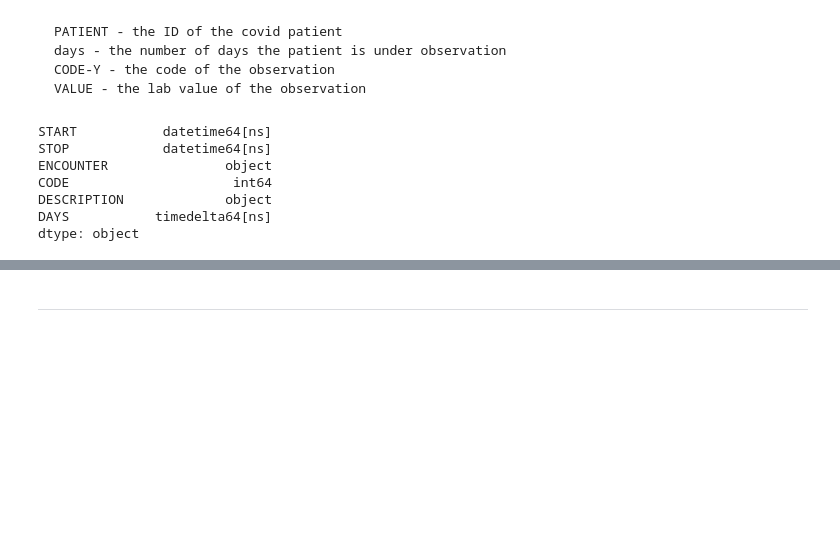
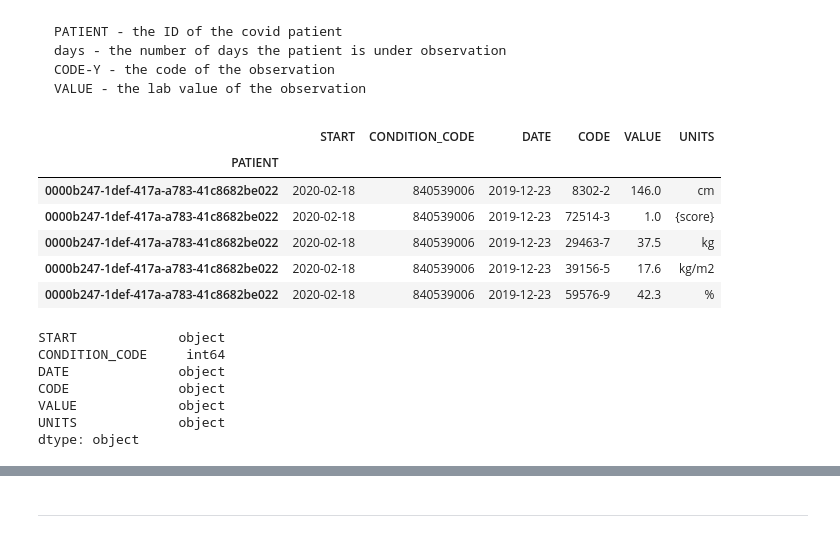
Before and after one commit to ddlatumalea/BFVM19PROG1, a Jupyter notebook: assessments/Assignment_week_03.ipynb, the cells around one changed output, grey strips where cells are left out. Drawn from its saved outputs; the diff is of its cells as text; code cells hidden in the pictures; blank space fills up the shorter version.

```diff
--- a/assessments/Assignment_week_03.ipynb
+++ b/assessments/Assignment_week_03.ipynb
@@ -443,10 +415,47 @@ covid_patients = covid_patients.set_index('PATIENT')
+# %%
+# concatenate observations and conditions
+# day = start - date
+columns_pat = [
+    'Id',
+]
+columns_cond = [
+    'START',
+    'PATIENT',
+    'CONDITION_CODE'
+]
+
+columns_obs = [
+    'PATIENT',
+    'DATE',
+    'CODE',
+    'VALUE',
+    'UNITS'
+]
+
+patients = patients[patients.columns.intersection(columns_pat)].set_index('Id')
+
+covid_patients = conditions[conditions['CODE'] == covid_code].rename(columns={'CODE':'CONDITION_CODE'})
+covid_patients = covid_patients[covid_patients.columns.intersection(columns_cond)].set_index('PATIENT')
+
+observations = observations[observations.columns.intersection(columns_obs)].set_index('PATIENT')
+
+covid_patients = covid_patients.merge(observations, left_index=True, right_index=True)
+covid_patients.head()
+# %% [output]
+|  | START | CONDITION_CODE | DATE | CODE | VALUE | UNITS |
+| PATIENT |  |  |  |  |  |  |
+| 0000b247-1def-417a-a783-41c8682be022 | 2020-02-18 | 840539006 | 2019-12-23 | 8302-2 | 146.0 | cm |
+| 0000b247-1def-417a-a783-41c8682be022 | 2020-02-18 | 840539006 | 2019-12-23 | 72514-3 | 1.0 | {score} |
+| 0000b247-1def-417a-a783-41c8682be022 | 2020-02-18 | 840539006 | 2019-12-23 | 29463-7 | 37.5 | kg |
+| 0000b247-1def-417a-a783-41c8682be022 | 2020-02-18 | 840539006 | 2019-12-23 | 39156-5 | 17.6 | kg/m2 |
+| 0000b247-1def-417a-a783-41c8682be022 | 2020-02-18 | 840539006 | 2019-12-23 | 59576-9 | 42.3 | % |
 # %%
 covid_patients.dtypes
 # %% [output]
-START           datetime64[ns]
-STOP            datetime64[ns]
-ENCOUNTER               object
-CODE                     int64
-DESCRIPTION             object
-DAYS           timedelta64[ns]
+START             object
+CONDITION_CODE     int64
+DATE              object
+CODE              object
+VALUE             object
+UNITS             object
 dtype: object
```
Also changed, not shown: parts of 16 cells of this notebook.
